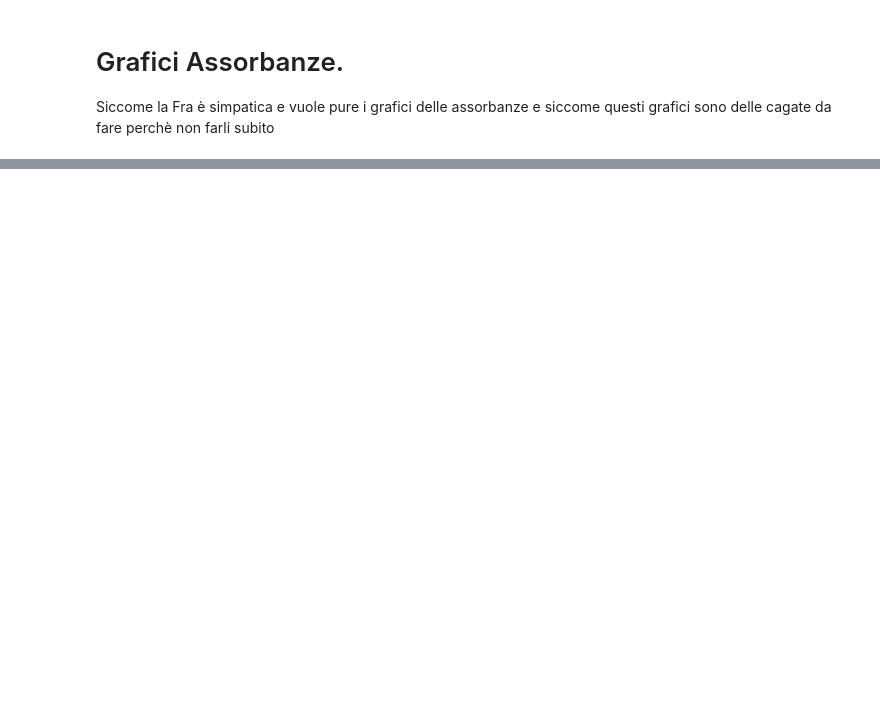
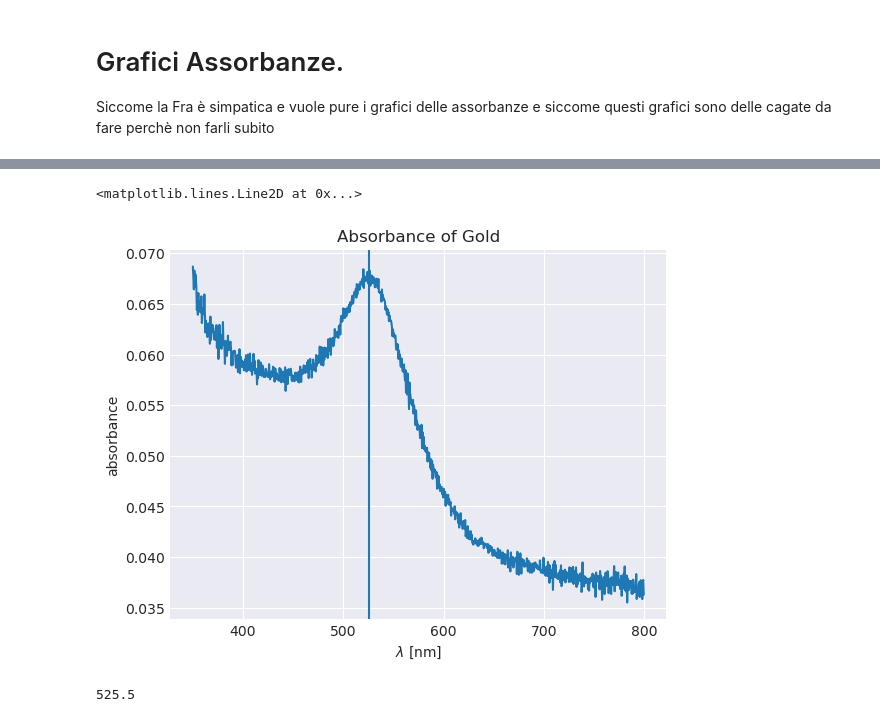
Before and after one commit to RandDouble/lab_mat, a Jupyter notebook: absorbance_graph.ipynb, the cells around one changed output, grey strips where cells are left out. Saved outputs shown, nothing was run; the diff lists cells and outputs as text; code cells hidden in the pictures; blank space fills up the shorter version.

```diff
--- a/absorbance_graph.ipynb
+++ b/absorbance_graph.ipynb
@@ -46,0 +62,21 @@ Text(0, 0.5, 'absorbance')
+# %%
+from scipy.signal import savgol_filter
+data_8 = pd.read_csv("./data/31-05_spettrofotometro/ELAB/Oro8_Vetro_1.csv")
+data_8["absorbance"] = absorbance_from_transmittance(data_8["polished"])
+graph(data_8)
+pos_post = savgol_filter(data_8[(data_8["lambda"]>400e-9) & (data_8["lambda"]<800e-9)]["absorbance"], 51 , 3).argmax()
+
+plt.axvline(data_8[(data_8["lambda"]>400e-9) & (data_8["lambda"]<800e-9)].iloc[pos_post]["lambda"] * 1e9)
+
+# plt.savefig(
+#     "Immagine_Plasmone_Vetro.eps",
+#     format= "eps"
+# )
+# %% [output]
+<matplotlib.lines.Line2D at 0x...>
+[figure, added]
+# %%
+wv_gold_post = data_8[(data_8["lambda"]>400e-9) & (data_8["lambda"]<800e-9)].iloc[pos_post]["lambda"] * 1e9
+wv_gold_post
+# %% [output]
+525.5
```
Also changed, not shown: parts of 18 cells of this notebook.
